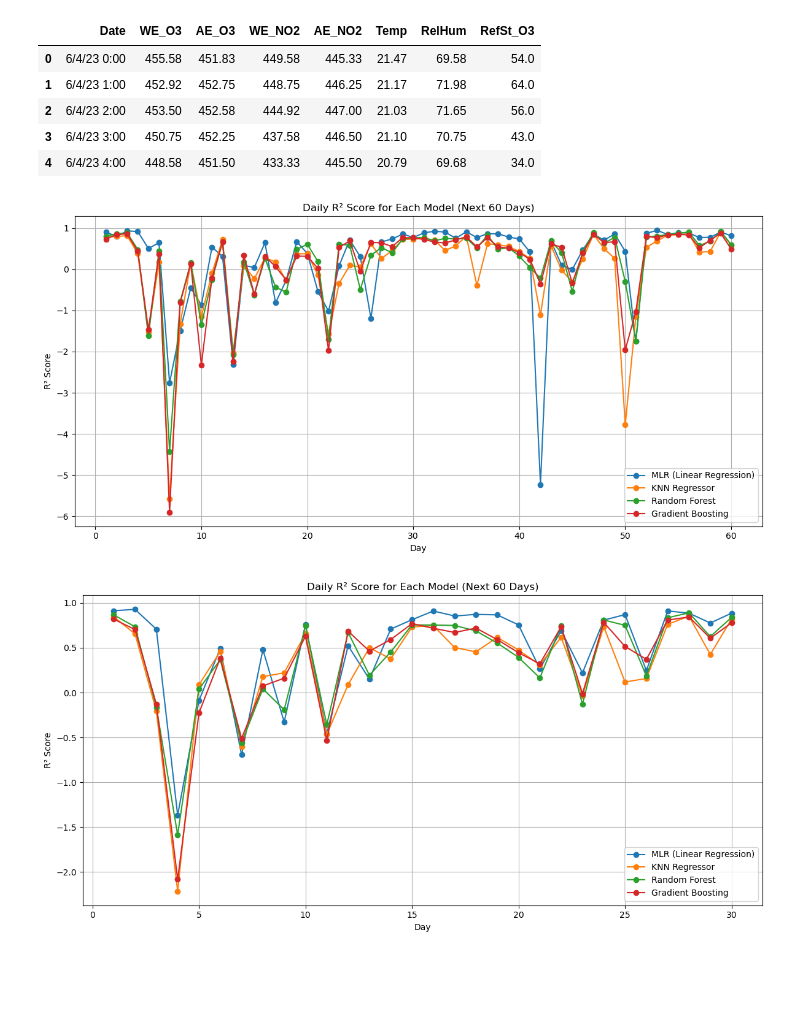
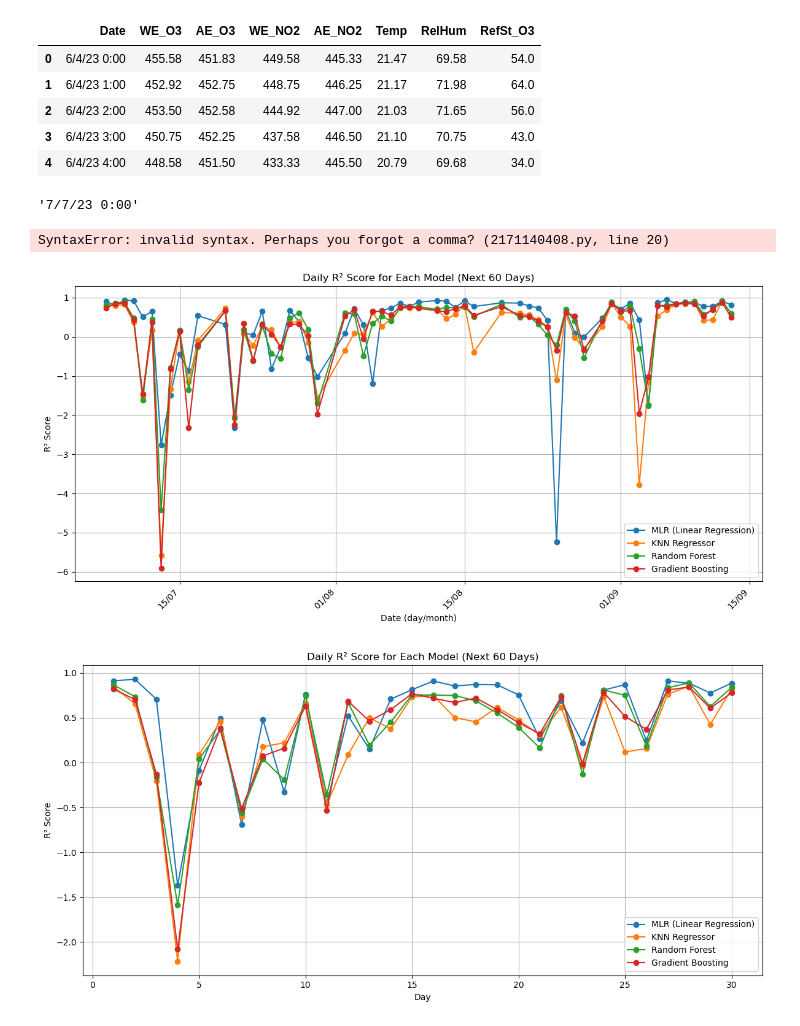
Before and after one commit to xarti55/SANS-IoT_calibration_analysis_and_denoising, a Jupyter notebook: src/graphs/Daily_graph.ipynb, the cells around one changed output. Cells and saved outputs as stored; diff of their text form; code cells hidden in the pictures; blank space fills up the shorter version.

```diff
--- a/src/graphs/Daily_graph.ipynb
+++ b/src/graphs/Daily_graph.ipynb
@@ -31,6 +33,12 @@ df .head()
 X = df .iloc[:, 1:-1]
 # True values
 y = df .iloc[:, -1]
+
+dates = df.iloc[:,0]
+
+dates[24*7*4]
+# %% [output]
+'7/7/23 0:00'
 # %%
 # Number of samples to use for training, first 4 weeks (24*7*4)
 n_train = 672
@@ -65,29 +73,65 @@ for i in range (60):
     r2_KNN.append(r2_score(y_test[first_day:last_day], y_predicted_KNR[first_day:last_day]))
     r2_RF.append(r2_score(y_test[first_day:last_day], y_predicted_RF[first_day:last_day]))
     r2_GB.append(r2_score(y_test[first_day:last_day], y_predicted_GB[first_day:last_day]))
+    if r2_GB[-1] < -5 :
+        indexes = ["WE_O3",	"AE_O3", "WE_NO2", "AE_NO2", "Temp", "RelHum"]
+        for index in indexes:
+            print ("Index: ", index)
+            print("Day: ", np.mean(X_test[first_day:last_day][index]))
+            print("Before: ", np.mean(X_test[first_day - 24:last_day - 24][index]))
+            print("After: ", np.mean(X_test[first_day + 24:last_day + 24][index]))
+        print ("O3: ", index)
+        print("Day: ", np.mean(y_test[first_day:last_day])
+        print("Before: ", np.mean(y_test[first_day - 24:last_day - 24])
+        print("After: ", np.mean(y_test[first_day + 24:last_day + 24])
     first_day = first_day + 24
     last_day = last_day + 24
+# %% [output]
+SyntaxError: invalid syntax. Perhaps you forgot a comma? (2171140408.py, line 20)
 # %%
-days = np.arange(1, len(r2_MLR) + 1)
+# indices of the start of each test day (24 points per day)
+test_day_indices = n_train + np.arange(len(r2_MLR)) * 24
+selected = dates.iloc[test_day_indices]   # slice of your original 'dates' Series
 
-plt.figure(figsize=(12,6))
+# --- Robust conversion: prefer explicit format to avoid the warning ---
+fmt = "%m/%d/%y %H:%M"   # match the format you passed when reading the CSV
+try:
+    # If values are strings in that exact format this will be fast and silent
+    x_dates = pd.to_datetime(selected.values, format=fmt)
+except (ValueError, TypeError):
+    # fallback: try to coerce mixed formats, but this may produce NaT for bad entries
+    x_dates = pd.to_datetime(selected.values, infer_datetime_format=True, errors='coerce')
 
-plt.plot(days, r2_MLR, marker='o', label='MLR (Linear Regression)')
-plt.plot(days, r2_KNN, marker='o', label='KNN Regressor')
-plt.plot(days, r2_RF, marker='o', label='Random Forest')
-plt.plot(days, r2_GB, marker='o', label='Gradient Boosting')
+# check for failed parses
+if pd.isna(x_dates).any():
+    bad_idx = np.where(pd.isna(x_dates))[0]
+    print(f"Warning: {len(bad_idx)} date(s) failed to parse. Example index(es): {bad_idx[:5]}")
+    print("Example raw values:", selected.iloc[bad_idx[:5]].tolist())
 
+# now plotting with datetime x-axis
+fig, ax = plt.subplots(figsize=(12,6))
 
-plt.xlabel('Day')
-plt.ylabel('R² Score')
-plt.title('Daily R² Score for Each Model (Next 60 Days)')
-plt.grid(True)
-plt.legend()
+ax.plot(x_dates, r2_MLR, marker='o', label='MLR (Linear Regression)')
+ax.plot(x_dates, r2_KNN, marker='o', label='KNN Regressor')
+ax.plot(x_dates, r2_RF, marker='o', label='Random Forest')
+ax.plot(x_dates, r2_GB, marker='o', label='Gradient Boosting')
+
+ax.set_xlabel('Date (day/month)')
+ax.set_ylabel('R² Score')
+ax.set_title('Daily R² Score for Each Model (Next 60 Days)')
+ax.grid(True)
+ax.legend()
+
+# automatic tick placement + formatter (day/month)
+ax.xaxis.set_major_locator(mdates.AutoDateLocator())
+ax.xaxis.set_major_formatter(mdates.DateFormatter('%d/%m'))
+
+fig.autofmt_xdate(rotation=45, ha='right')  # nice label rotation
 plt.tight_layout()
 plt.savefig("Daily_graph.png", dpi=300)
 plt.show()
 # %% [output]
-[figure, old version]
+[figure, new version]
 # %%
 r2_MLR = []
 r2_KNN = []
```
Also changed, not shown: parts of 1 cell of this notebook, 3 other files.
